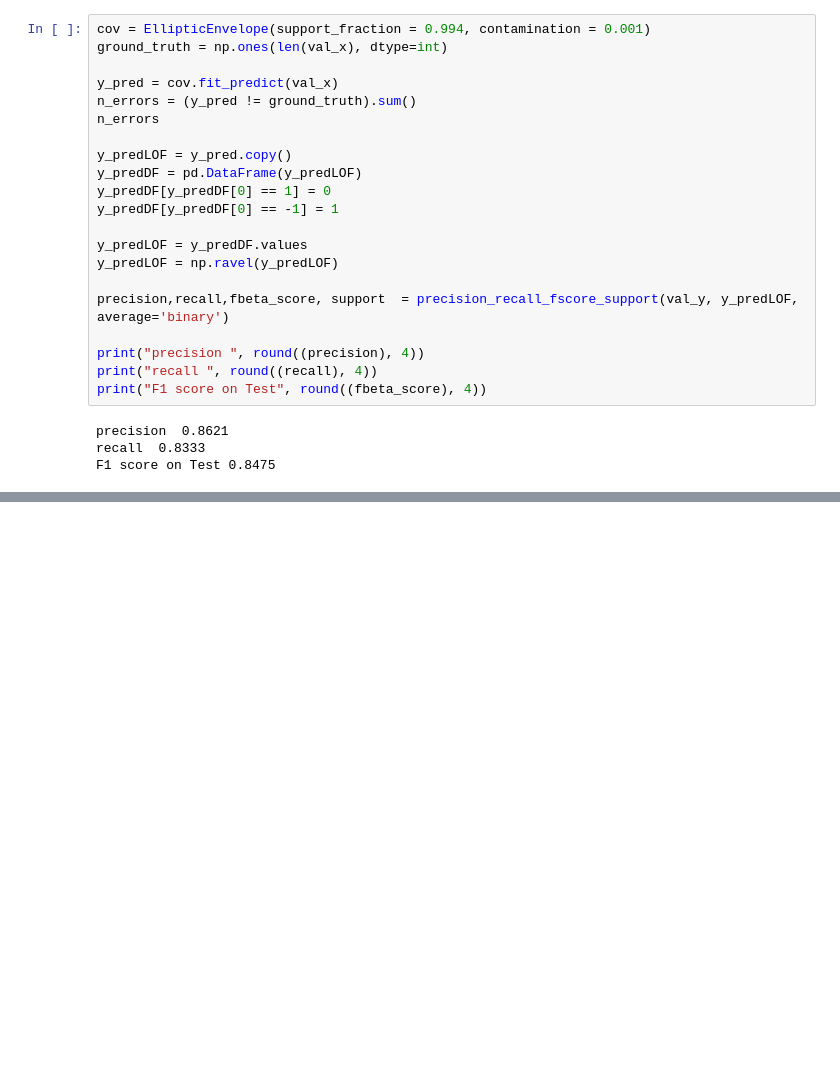
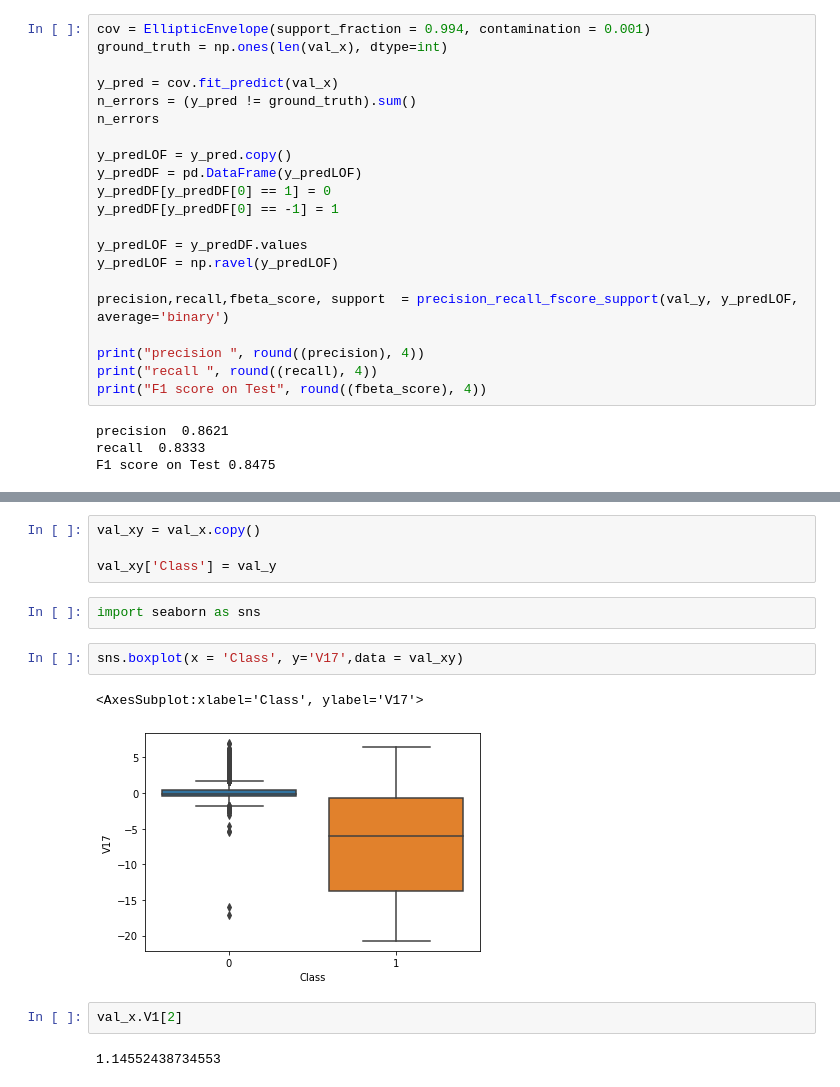
Before and after one commit to bjKim2/Dacon_CreditCard, a Jupyter notebook: prac_robust_02.ipynb, the cells around one changed output, grey strips where cells are left out. Drawn from its saved outputs; the diff is of its cells as text; blank space fills up the shorter version.

```diff
--- a/prac_robust_02.ipynb
+++ b/prac_robust_02.ipynb
@@ -252,0 +262,15 @@ F1 score on Test 0.8197
+# %%
+val_xy = val_x.copy()
+
+val_xy['Class'] = val_y
+# %%
+import seaborn as sns
+# %%
+sns.boxplot(x = 'Class', y='V17',data = val_xy)
+# %% [output]
+<AxesSubplot:xlabel='Class', ylabel='V17'>
+[figure, added]
+# %%
+val_x.V1[2]
+# %% [output]
+1.14552438734553
```
Also changed, not shown: parts of 9 cells of this notebook, 3 other files.
